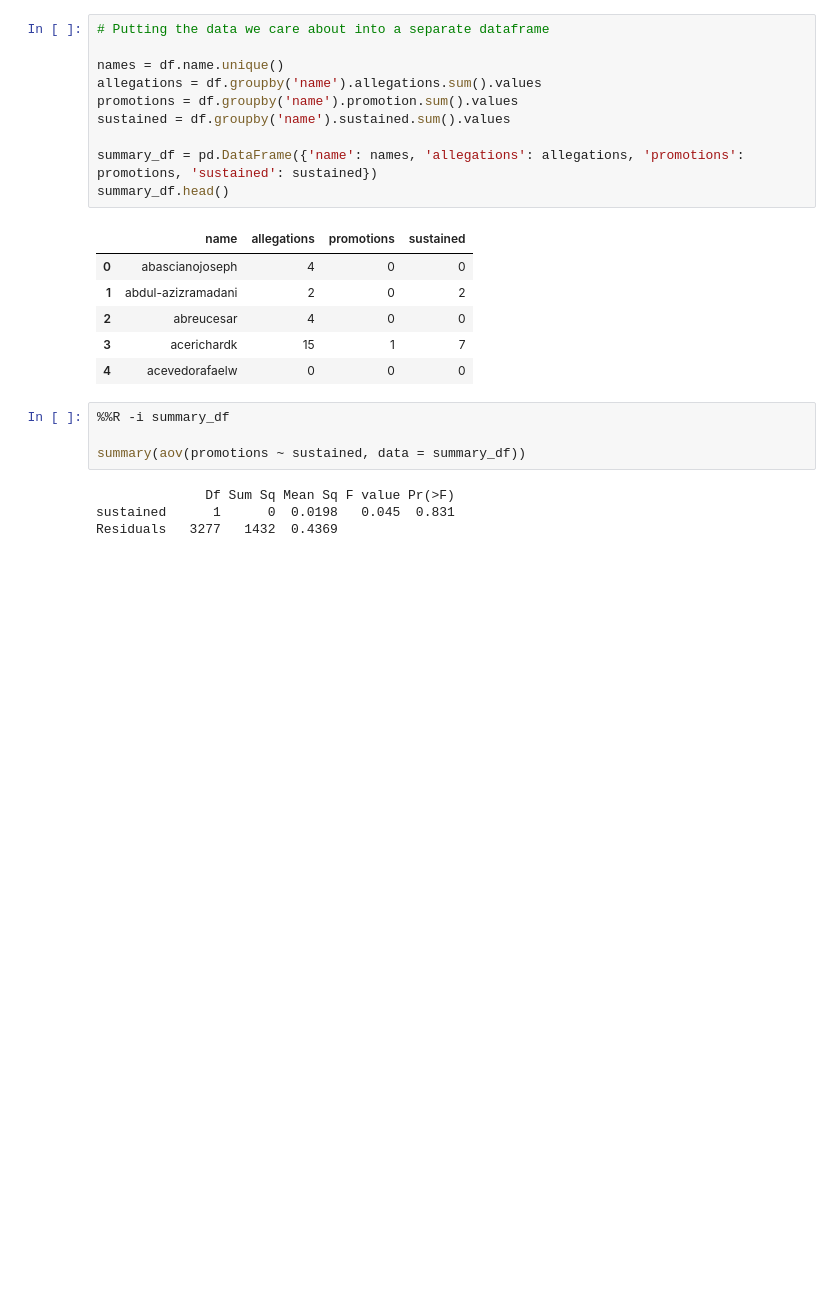
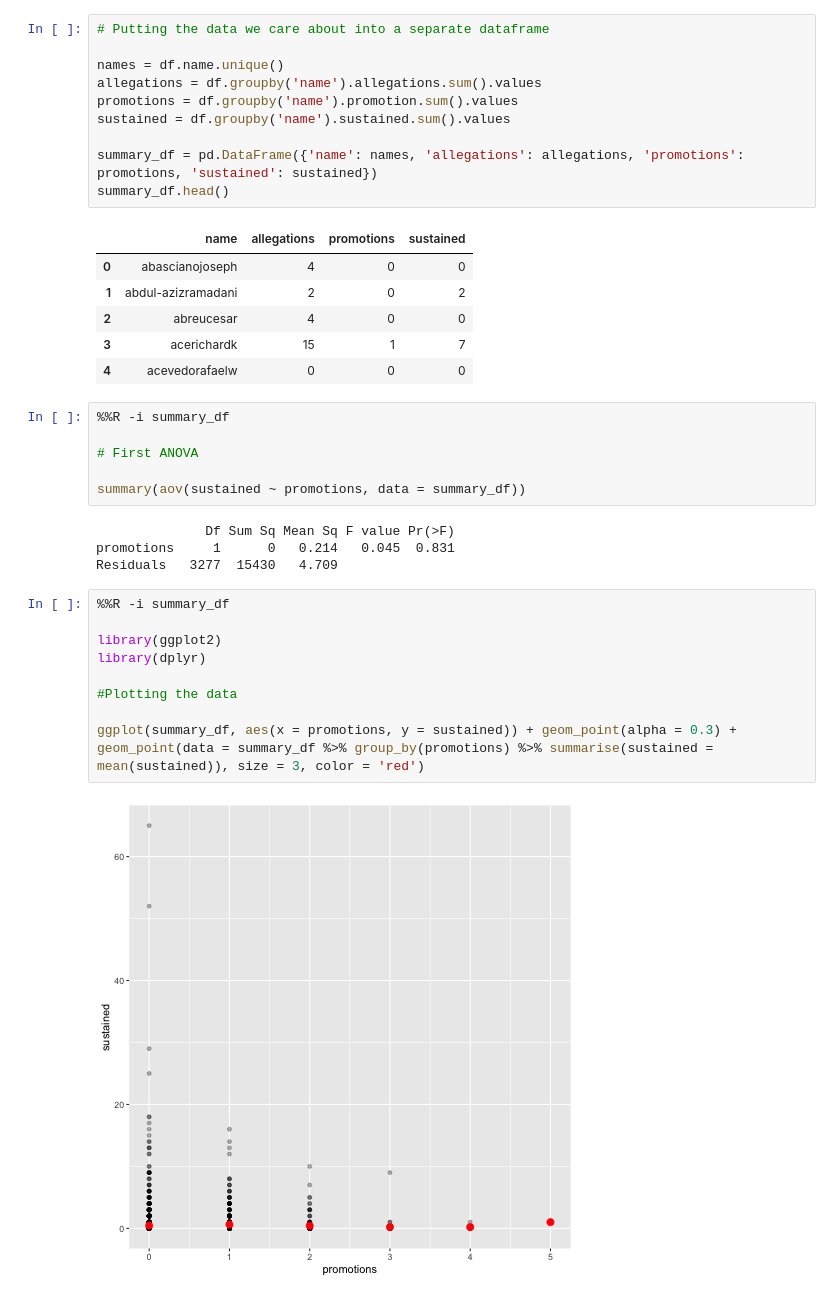
Before and after one commit to jakeneenan/hypothesis-testing, a Jupyter notebook: notebook.ipynb, the cells around one changed output. Drawn from its saved outputs; the diff is of its cells as text; blank space fills up the shorter version.

```diff
--- a/notebook.ipynb
+++ b/notebook.ipynb
@@ -51,11 +56,25 @@ summary_df.head()
 # %%
 %%R -i summary_df
 
-summary(aov(promotions ~ sustained, data = summary_df))
+# First ANOVA
+
+summary(aov(sustained ~ promotions, data = summary_df))
 # %% [output]
               Df Sum Sq Mean Sq F value Pr(>F)
-sustained      1      0  0.0198   0.045  0.831
-Residuals   3277   1432  0.4369
+promotions     1      0   0.214   0.045  0.831
+Residuals   3277  15430   4.709
+# %%
+%%R -i summary_df
+
+library(ggplot2)
+library(dplyr)
+
+#Plotting the data
+
+ggplot(summary_df, aes(x = promotions, y = sustained)) + geom_point(alpha = 0.3) +
+geom_point(data = summary_df %>% group_by(promotions) %>% summarise(sustained = mean(sustained)), size = 3, color = 'red')
+# %% [output]
+[figure, added]
 # %%
 %%R -i summary_df
 
```
Also changed, not shown: parts of 26 cells of this notebook.
